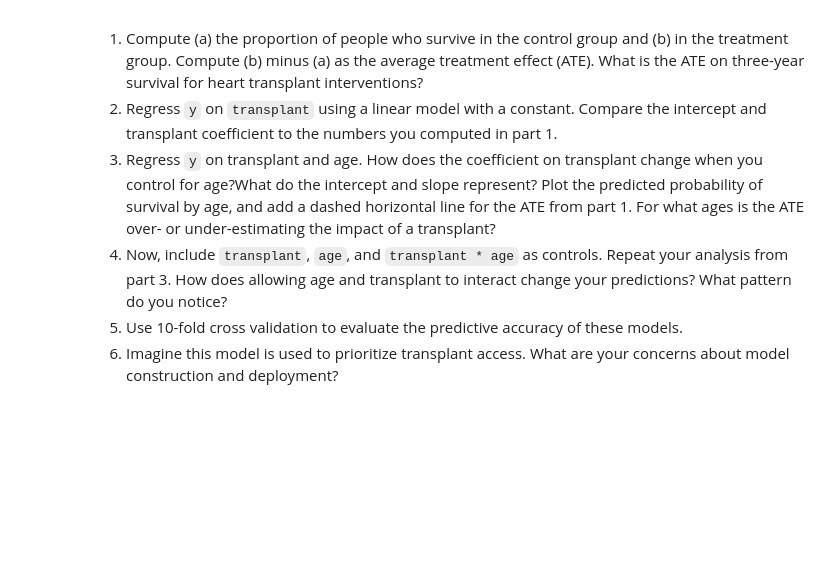
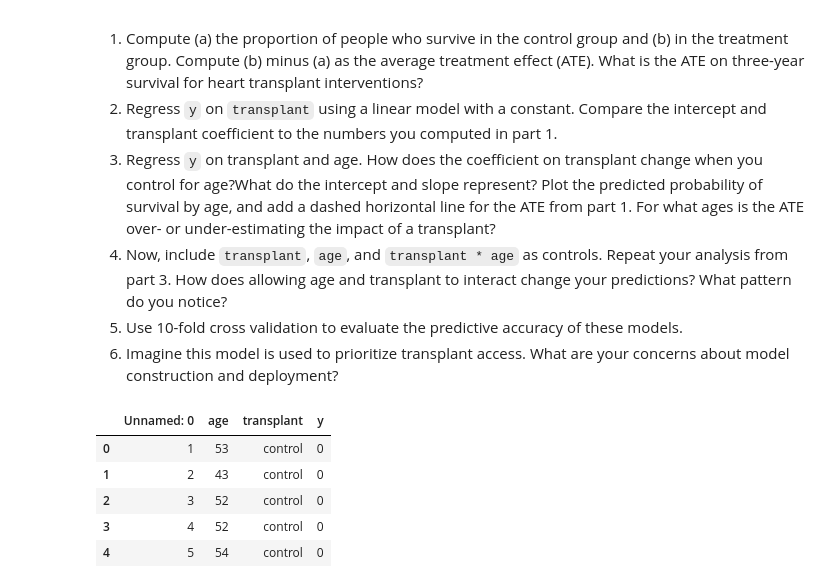
Before and after one commit to AngelikaBaloy/undergrad_ml_assignments, a Jupyter notebook: 03_assignment_linear_models.ipynb, the cells around one changed output. Cells and saved outputs as stored; diff of their text form; code cells hidden in the pictures; blank space fills up the shorter version.

```diff
--- a/03_assignment_linear_models.ipynb
+++ b/03_assignment_linear_models.ipynb
@@ -313,3 +401,14 @@ Since a heart transplant is a dangerous operation and even people who successful
 4. Now, include `transplant`, `age`, and `transplant * age` as controls. Repeat your analysis from part 3. How does allowing age and transplant to interact change your predictions? What pattern do you notice?
 5. Use 10-fold cross validation to evaluate the predictive accuracy of these models.
 6. Imagine this model is used to prioritize transplant access. What are your concerns about model construction and deployment?
+# %%
+# load in data
+heart = pd.read_csv('./undergrad_ml_assignments/data/heart_hw.csv')
+heart.head()
+# %% [output]
+|  | Unnamed: 0 | age | transplant | y |
+| 0 | 1 | 53 | control | 0 |
+| 1 | 2 | 43 | control | 0 |
+| 2 | 3 | 52 | control | 0 |
+| 3 | 4 | 52 | control | 0 |
+| 4 | 5 | 54 | control | 0 |
```
Also changed, not shown: parts of 15 cells of this notebook.
